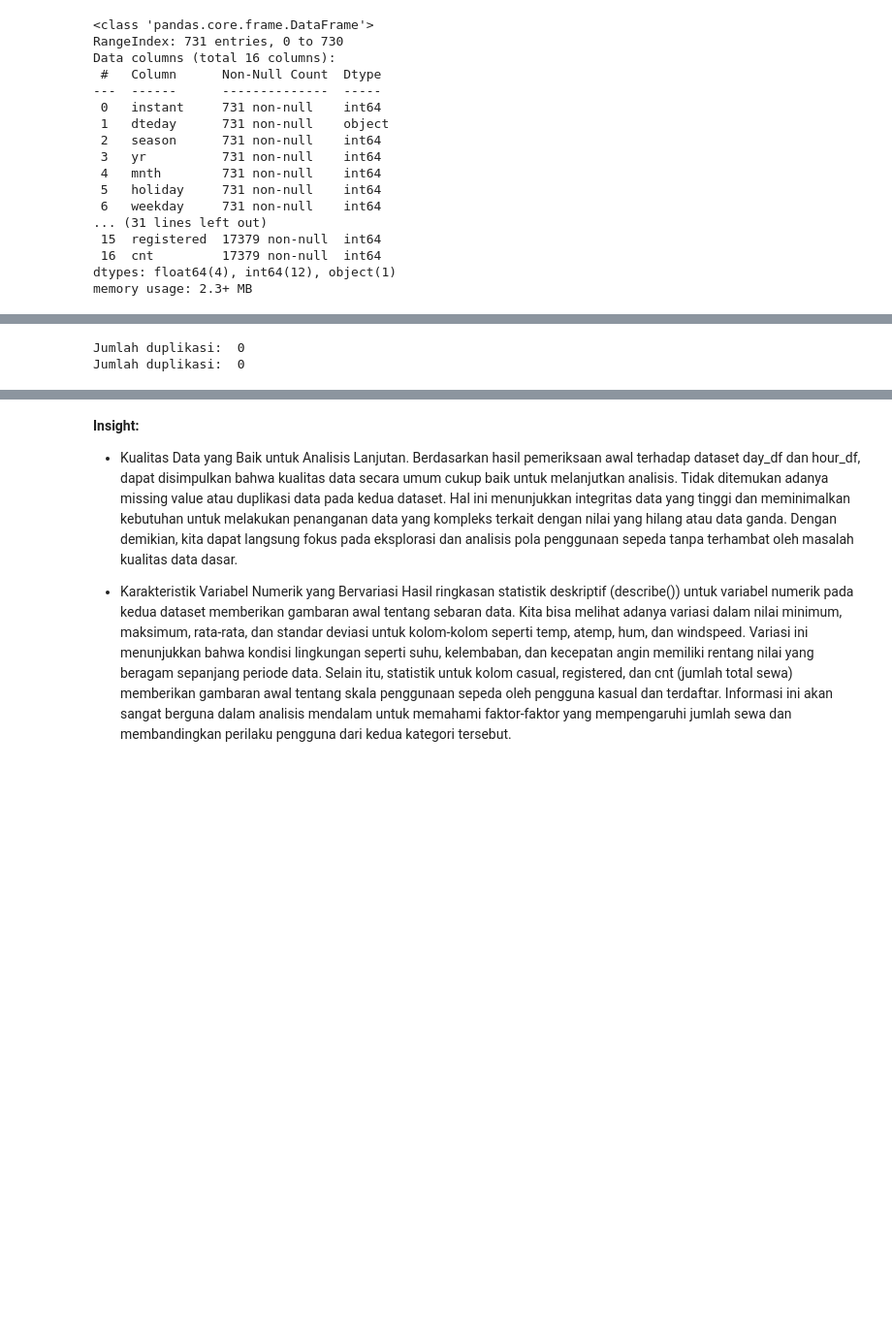
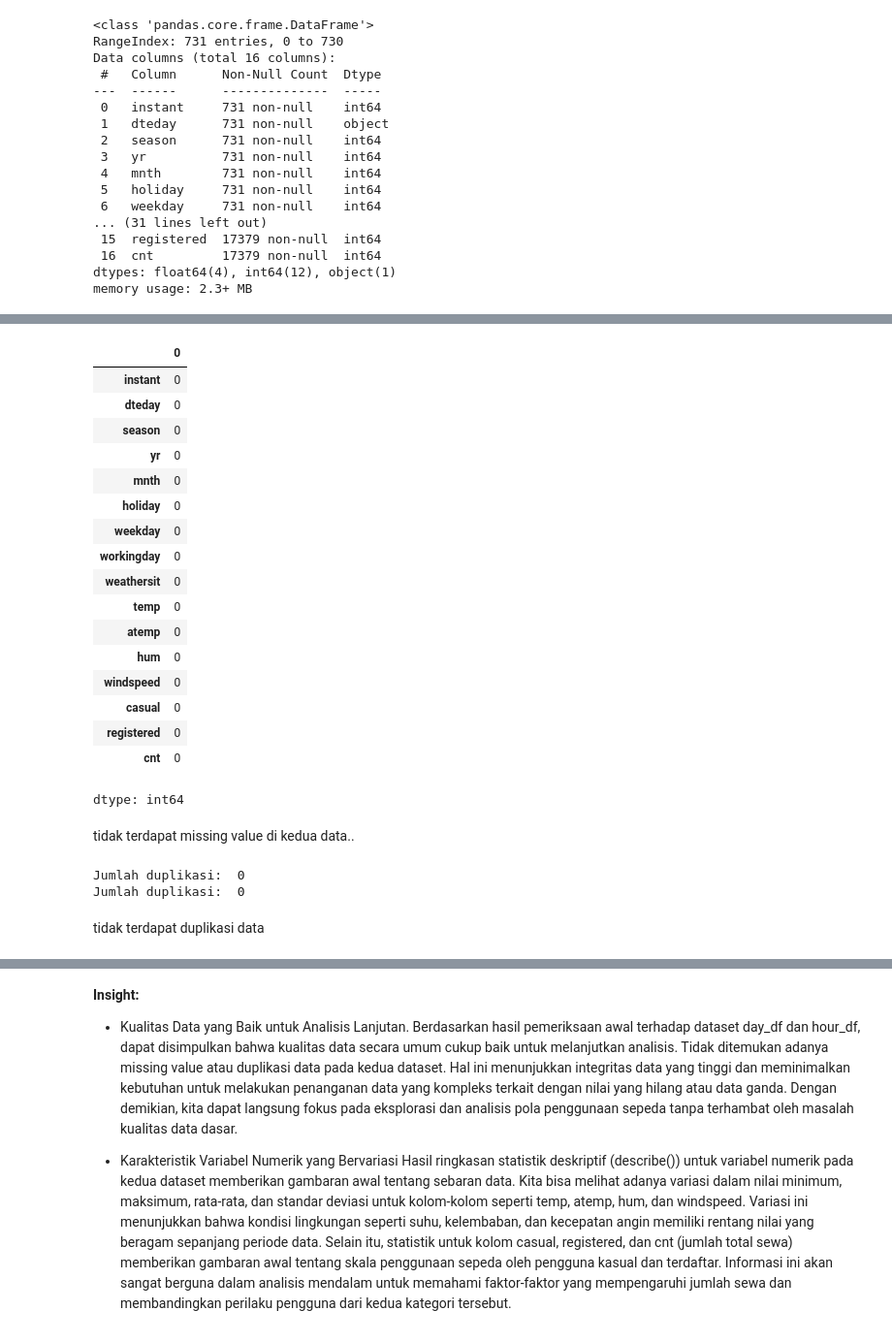
Before and after one commit to Mutasar/sewa-sepeda, a Jupyter notebook: Proyek_Analisis_Data.ipynb, the cells around one changed output, grey strips where cells are left out. Shown at 97% size. Saved outputs shown, nothing was run; the diff lists cells and outputs as text; code cells hidden in the pictures; blank space fills up the shorter version.

```diff
--- a/Proyek_Analisis_Data.ipynb
+++ b/Proyek_Analisis_Data.ipynb
@@ -112,6 +112,29 @@ hour_df.isna().sum()
 | registered | 0 |
 | cnt | 0 |
 dtype: int64
+# %%
+day_df.isna().sum()
+# %% [output]
+|  | 0 |
+| instant | 0 |
+| dteday | 0 |
+| season | 0 |
+| yr | 0 |
+| mnth | 0 |
+| holiday | 0 |
+| weekday | 0 |
+| workingday | 0 |
+| weathersit | 0 |
+| temp | 0 |
+| atemp | 0 |
+| hum | 0 |
+| windspeed | 0 |
+| casual | 0 |
+| registered | 0 |
+| cnt | 0 |
+dtype: int64
+# %% [markdown]
+tidak terdapat missing value di kedua data..
 # %%
 # memeriksa duplikasi
 print("Jumlah duplikasi: ", hour_df.duplicated().sum())
@@ -119,6 +142,8 @@ print("Jumlah duplikasi: ", day_df.duplicated().sum())
 # %% [output]
 Jumlah duplikasi:  0
 Jumlah duplikasi:  0
+# %% [markdown]
+tidak terdapat duplikasi data
 # %%
 # memeriksa parameter statistik dari kolom numerik yang terdapat didalam day_df
 day_df.describe()
```
Also changed, not shown: parts of 11 cells of this notebook.
